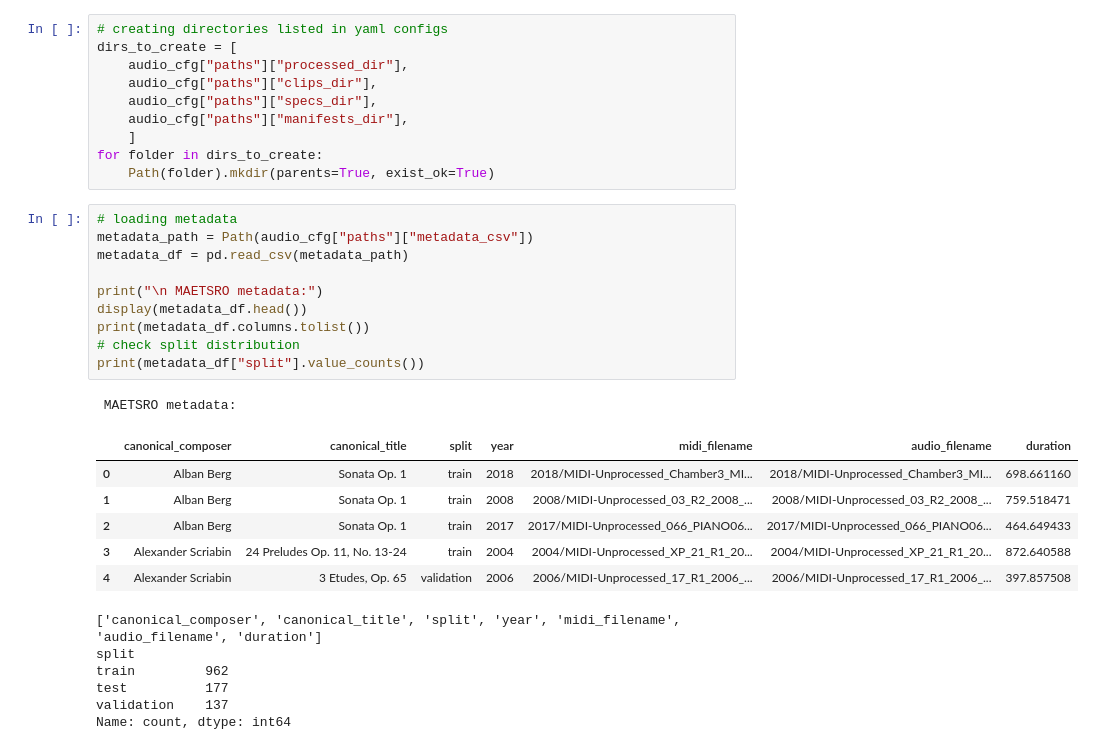
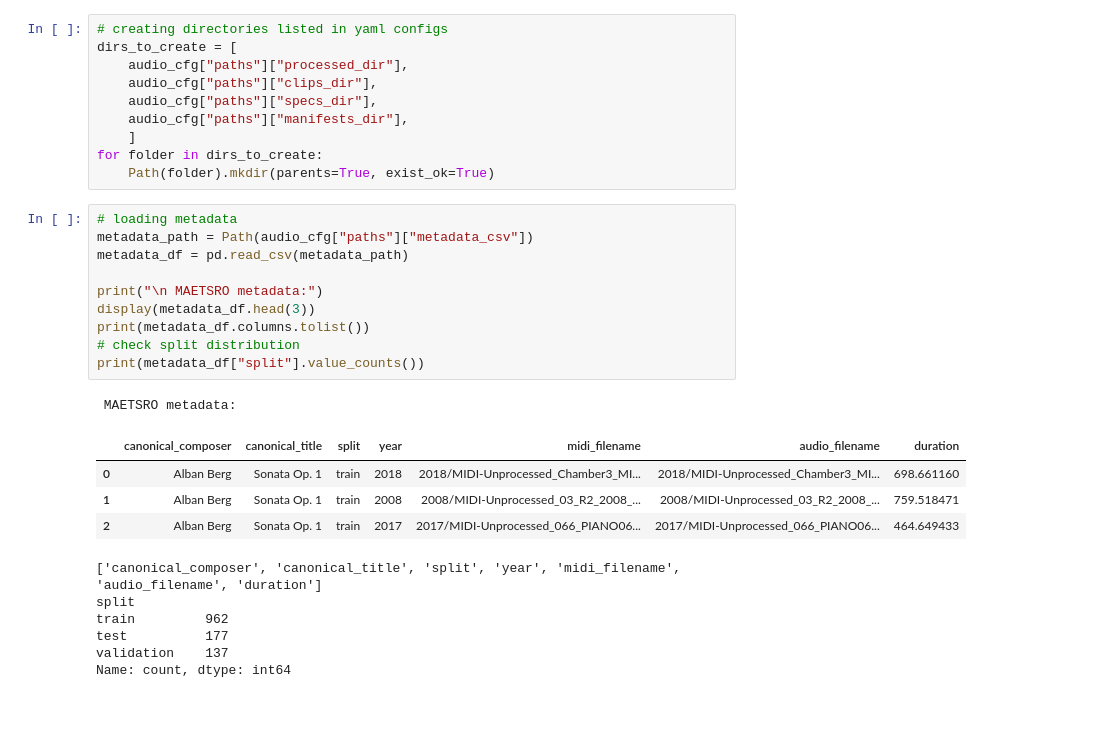
Before and after one commit to junhanngg/Learned-Fusion-Retrieval-Conditioned-Latent-Diffusion, a Jupyter notebook: data/pipeline_data.ipynb, the cells around one changed output. Cells and saved outputs as stored; diff of their text form; blank space fills up the shorter version.

```diff
--- a/data/pipeline_data.ipynb
+++ b/data/pipeline_data.ipynb
@@ -48,21 +48,19 @@ for folder in dirs_to_create:
 # %%
 # loading metadata
 metadata_path = Path(audio_cfg["paths"]["metadata_csv"])
 metadata_df = pd.read_csv(metadata_path)
 
 print("\n MAETSRO metadata:")
-display(metadata_df.head())
+display(metadata_df.head(3))
 print(metadata_df.columns.tolist())
 # check split distribution
 print(metadata_df["split"].value_counts())
 # %% [output]
  MAETSRO metadata:
 |  | canonical_composer | canonical_title | split | year | midi_filename | audio_filename | duration |
 | 0 | Alban Berg | Sonata Op. 1 | train | 2018 | 2018/MIDI-Unprocessed_Chamber3_MI... | 2018/MIDI-Unprocessed_Chamber3_MI... | 698.661160 |
 | 1 | Alban Berg | Sonata Op. 1 | train | 2008 | 2008/MIDI-Unprocessed_03_R2_2008_... | 2008/MIDI-Unprocessed_03_R2_2008_... | 759.518471 |
 | 2 | Alban Berg | Sonata Op. 1 | train | 2017 | 2017/MIDI-Unprocessed_066_PIANO06... | 2017/MIDI-Unprocessed_066_PIANO06... | 464.649433 |
-| 3 | Alexander Scriabin | 24 Preludes Op. 11, No. 13-24 | train | 2004 | 2004/MIDI-Unprocessed_XP_21_R1_20... | 2004/MIDI-Unprocessed_XP_21_R1_20... | 872.640588 |
-| 4 | Alexander Scriabin | 3 Etudes, Op. 65 | validation | 2006 | 2006/MIDI-Unprocessed_17_R1_2006_... | 2006/MIDI-Unprocessed_17_R1_2006_... | 397.857508 |
 ['canonical_composer', 'canonical_title', 'split', 'year', 'midi_filename', 'audio_filename', 'duration']
 split
 train         962
```
Also changed, not shown: parts of 16 cells of this notebook.
